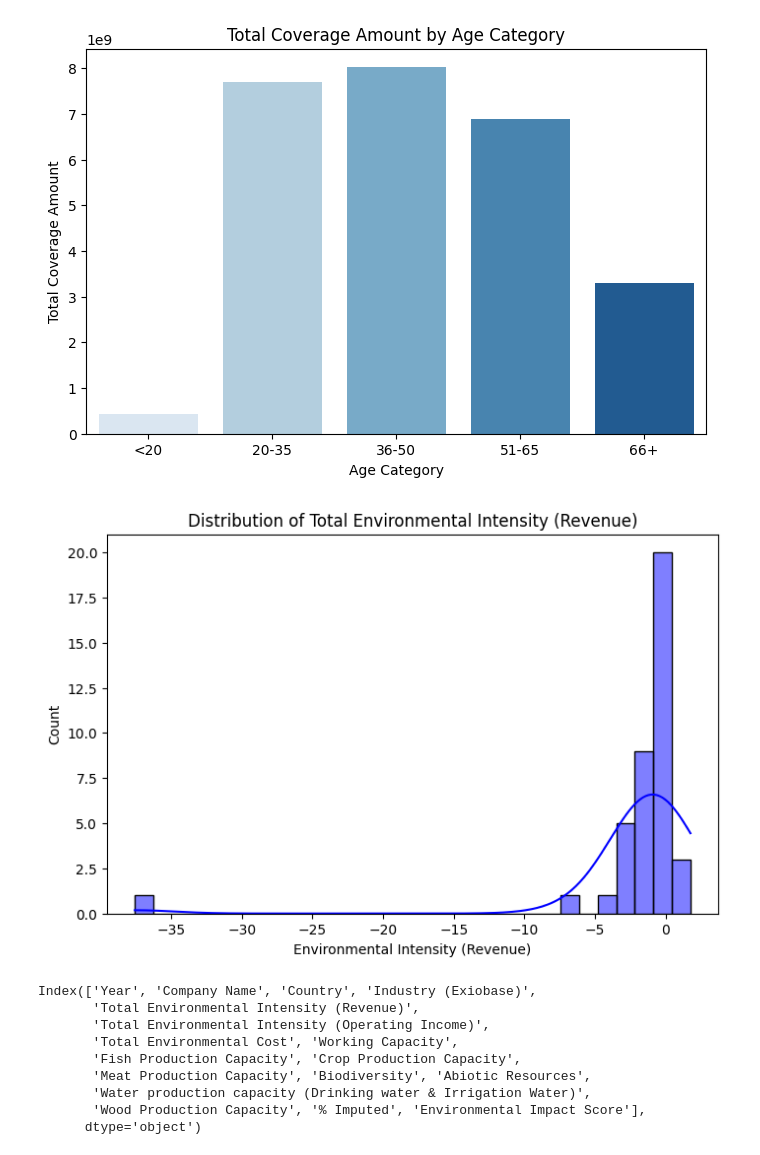
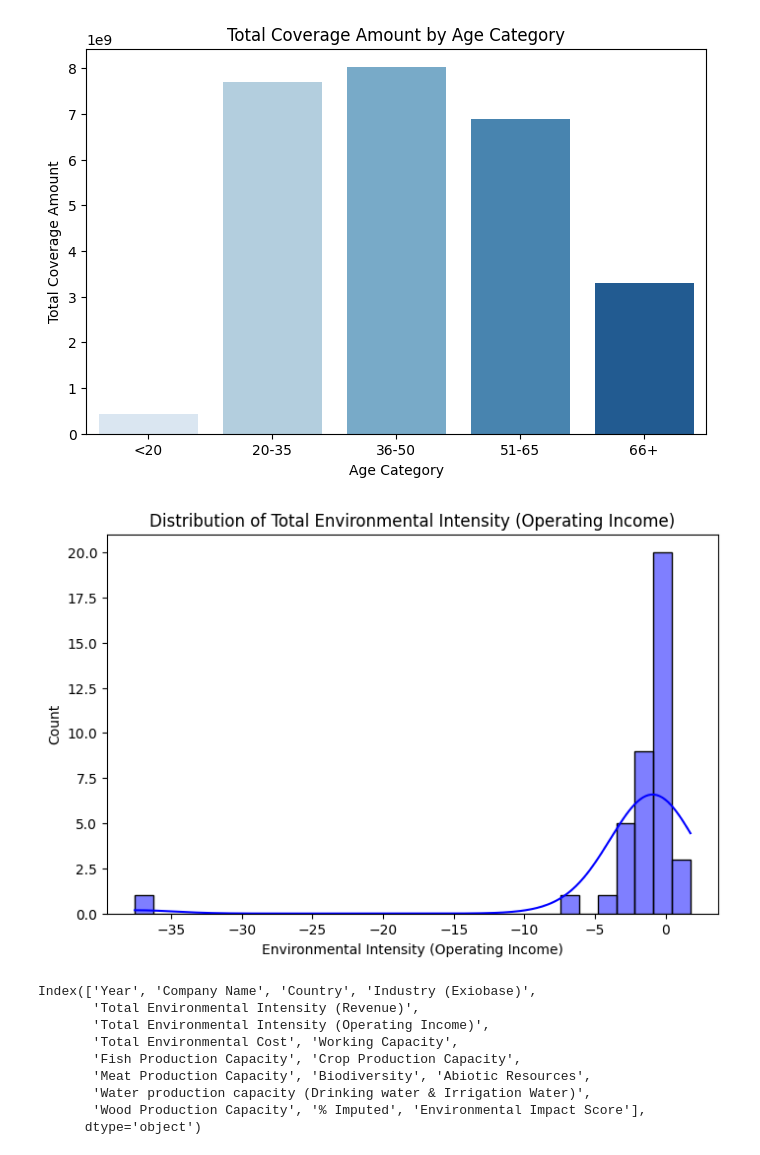
Before and after one commit to WilliamKau12/Projet_AI, a Jupyter notebook: Projet.ipynb, the cells around one changed output. Cells and saved outputs as stored; diff of their text form; code cells hidden in the pictures.

```diff
--- a/Projet.ipynb
+++ b/Projet.ipynb
@@ -445,12 +445,12 @@ Passing `palette` without assigning `hue` is deprecated and will be removed in v
 # %%
 plt.figure(figsize=(8, 5))
 sns.histplot(df2['Total Environmental Intensity (Operating Income)'], bins=30, kde=True, color='blue')
-plt.title('Distribution of Total Environmental Intensity (Revenue)')
-plt.xlabel('Environmental Intensity (Revenue)')
+plt.title('Distribution of Total Environmental Intensity (Operating Income)')
+plt.xlabel('Environmental Intensity (Operating Income)')
 plt.ylabel('Count')
 plt.show()
 # %% [output]
-[figure, old version]
+[figure, new version]
 # %%
 df2.columns
 # %% [output]
```
Also changed, not shown: parts of 7 cells of this notebook, 1 other file.
